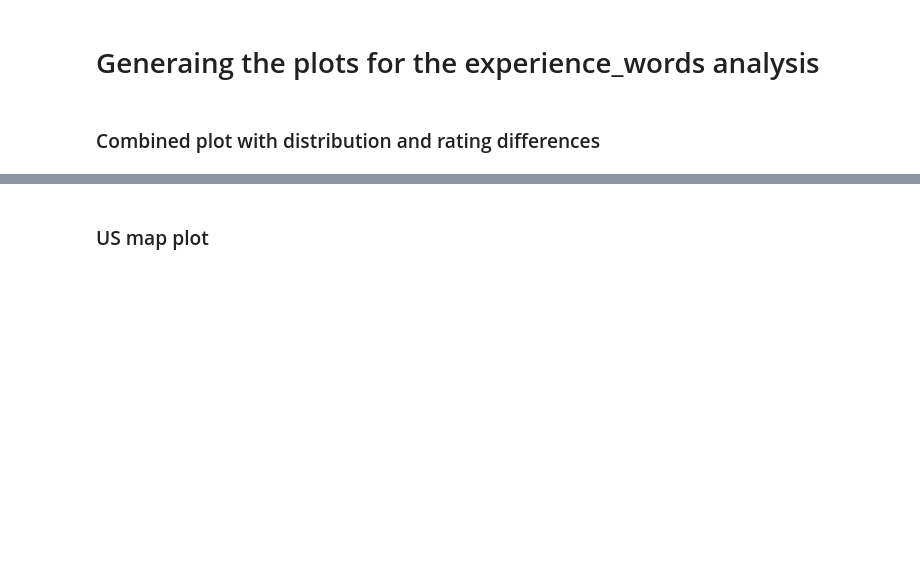
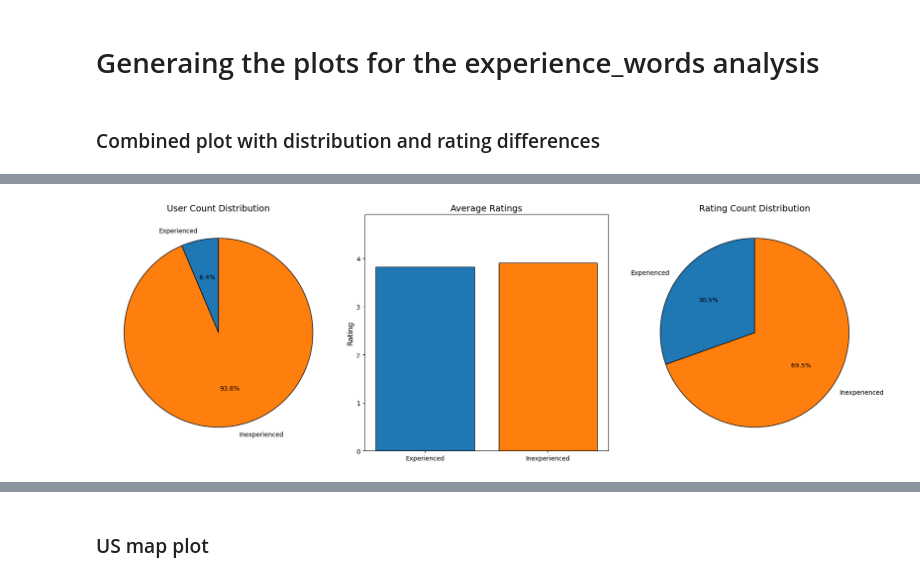
Before and after one commit to davidholzwarth/the-five-data-wranglers, a Jupyter notebook: plots.ipynb, the cells around one changed output, grey strips where cells are left out. Cells and saved outputs as stored; diff of their text form; code cells hidden in the pictures; blank space fills up the shorter version.

Commit message:
Trying to generate nice stats for experienced/inexperienced users.

```diff
--- a/plots.ipynb
+++ b/plots.ipynb
@@ -44,0 +61,5 @@ df_ba_ratings_of_exp, df_ba_ratings_of_inexp = split_by_experience(df_ba_ratings
+# %%
+# creating a plot for these statistics so that they can be presented nicely on the website
+plot_exp_inexp_stats(len(exp_user_ids_ba), len(df_rb_ratings["user_id"].unique()) - len(exp_user_ids_ba), len(df_ba_ratings_of_exp), len(df_ba_ratings_of_inexp), round(df_ba_ratings_of_exp["rating"].mean(), 2), round(df_ba_ratings_of_inexp["rating"].mean(), 2))
+# %% [output]
+[figure, added]
```
Also changed, not shown: parts of 2 cells of this notebook, 3 other files.
